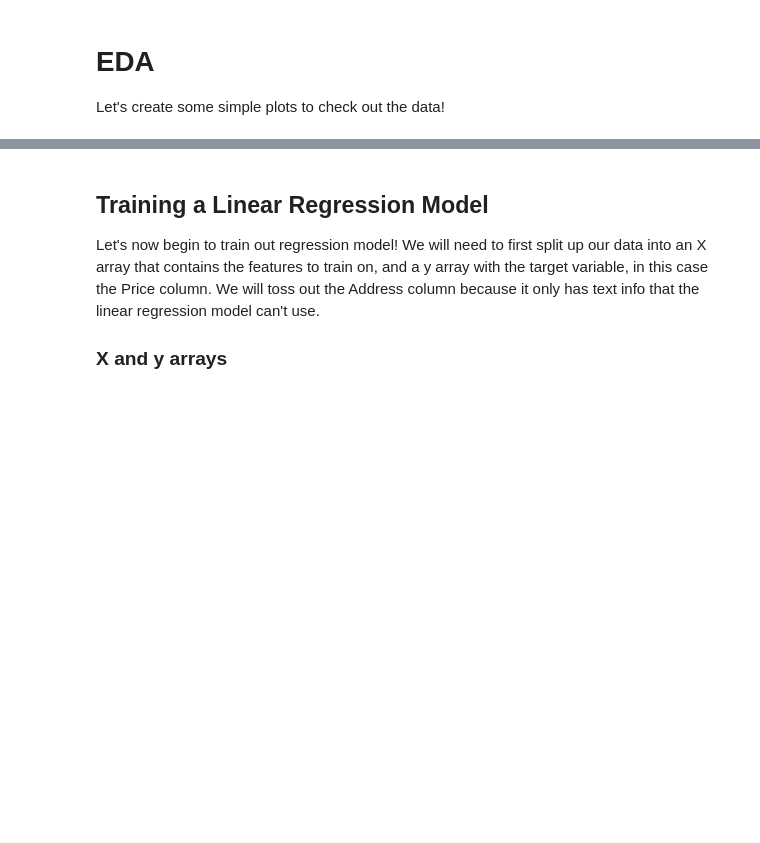
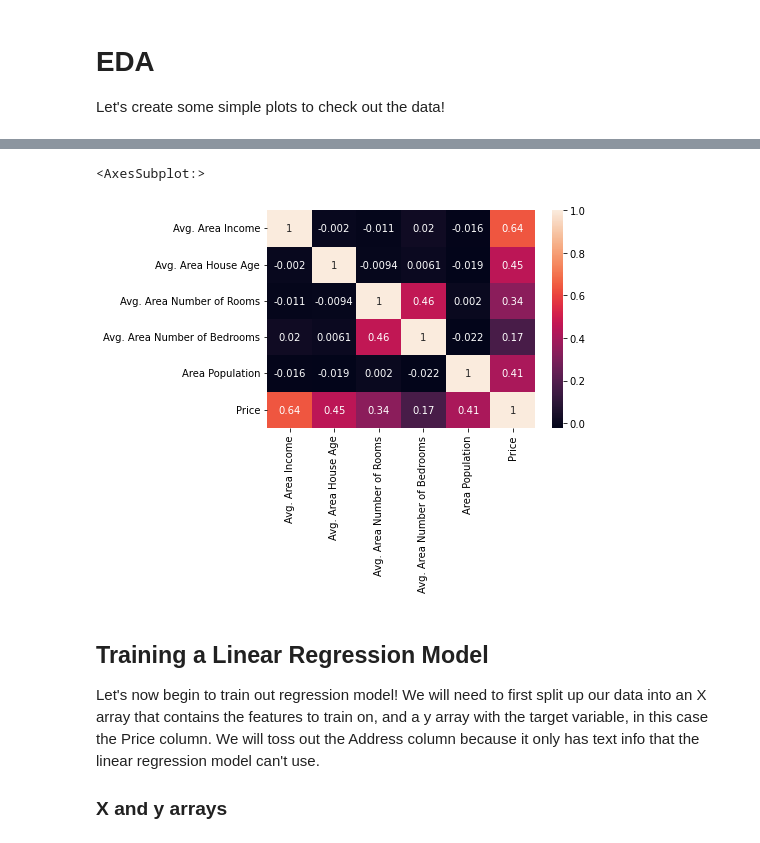
Before and after one commit to jahanzebnaeem/NexskillBigDataBatch3, a Jupyter notebook: 08-Linear-Regression/01-LinearRegressionwithPython.ipynb, the cells around one changed output, grey strips where cells are left out. Saved outputs shown, nothing was run; the diff lists cells and outputs as text; code cells hidden in the pictures; blank space fills up the shorter version.

```diff
--- a/08-Linear-Regression/01-LinearRegressionwithPython.ipynb
+++ b/08-Linear-Regression/01-LinearRegressionwithPython.ipynb
@@ -101,3 +103,8 @@ sns.heatmap(USAhousing.corr())
+# %%
+sns.heatmap(USAhousing.corr(), annot=True)
+# %% [output]
+<AxesSubplot:>
+[figure, added]
 # %% [markdown]
 ## Training a Linear Regression Model
 
```
Also changed, not shown: parts of 21 cells of this notebook.
